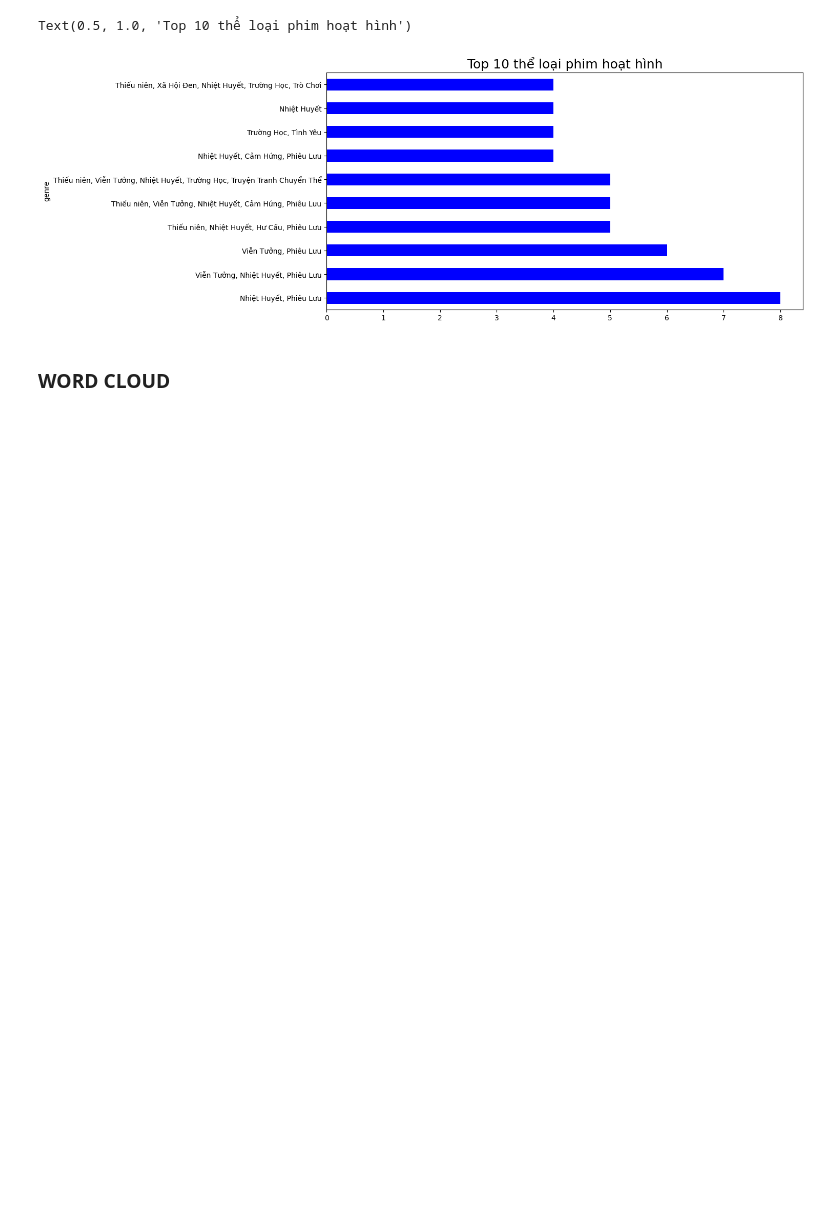
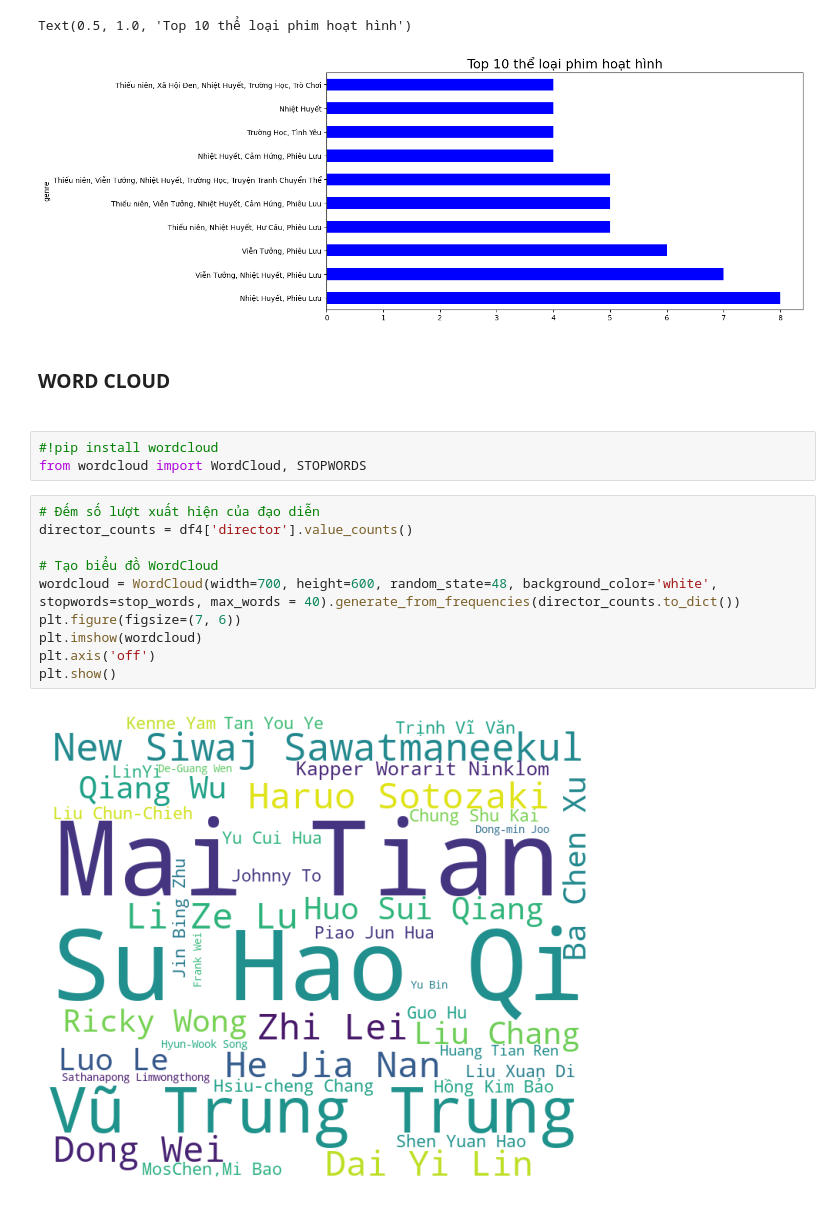
Before and after one commit to lamchi357/iQIYI, a Jupyter notebook: IQIYI.ipynb, the cells around one changed output. Saved outputs shown, nothing was run; the diff lists cells and outputs as text; blank space fills up the shorter version.

```diff
--- a/IQIYI.ipynb
+++ b/IQIYI.ipynb
@@ -376,3 +376,18 @@ Text(0.5, 1.0, 'Top 10 thể loại phim hoạt hình')
 [figure]
 # %% [markdown]
 <h3> WORD CLOUD <h3>
+# %%
+#!pip install wordcloud
+from wordcloud import WordCloud, STOPWORDS
+# %%
+# Đếm số lượt xuất hiện của đạo diễn
+director_counts = df4['director'].value_counts()
+
+# Tạo biểu đồ WordCloud
+wordcloud = WordCloud(width=700, height=600, random_state=48, background_color='white', stopwords=stop_words, max_words = 40).generate_from_frequencies(director_counts.to_dict())
+plt.figure(figsize=(7, 6))
+plt.imshow(wordcloud)
+plt.axis('off')
+plt.show()
+# %% [output]
+[figure, added]
```
Also changed, not shown: parts of 3 cells of this notebook.
